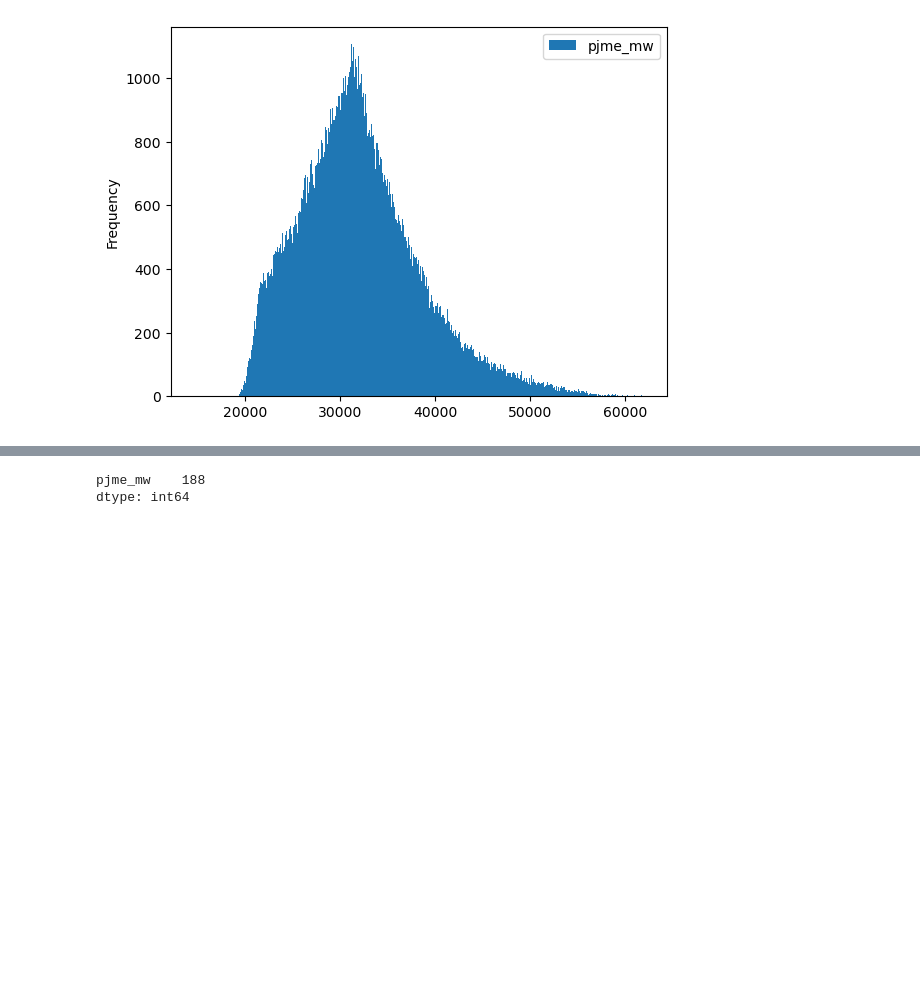
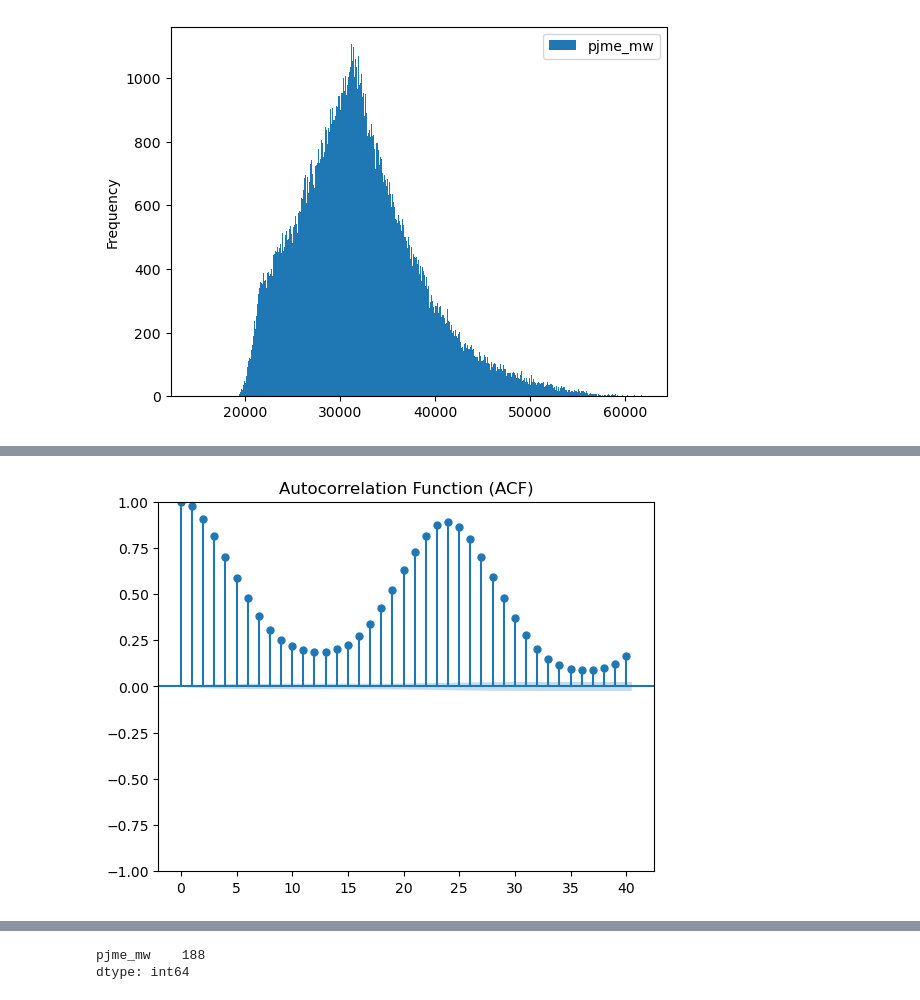
Before and after one commit to SabrinaOtoni/EnergyConsumptionCase, a Jupyter notebook: notebooks/n01_exploratory_data_analysis.ipynb, the cells around one changed output, grey strips where cells are left out. Cells and saved outputs as stored; diff of their text form; code cells hidden in the pictures; blank space fills up the shorter version.

```diff
--- a/notebooks/n01_exploratory_data_analysis.ipynb
+++ b/notebooks/n01_exploratory_data_analysis.ipynb
@@ -61,0 +111,6 @@ plt.show()
+# %%
+plot_acf(df, lags=40)
+plt.title('Autocorrelation Function (ACF)')
+plt.show()
+# %% [output]
+[figure, added]
```
Also changed, not shown: parts of 8 cells of this notebook, 12 other files.
